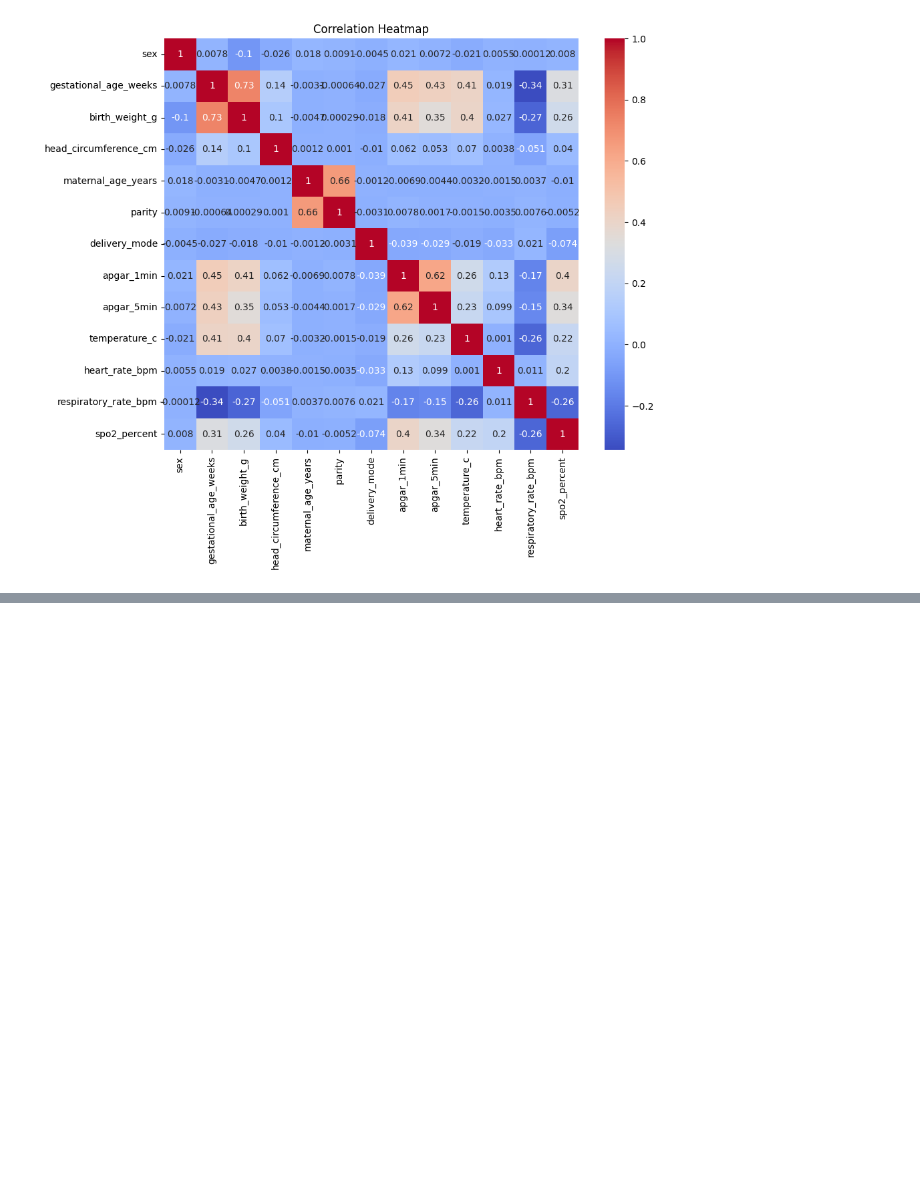
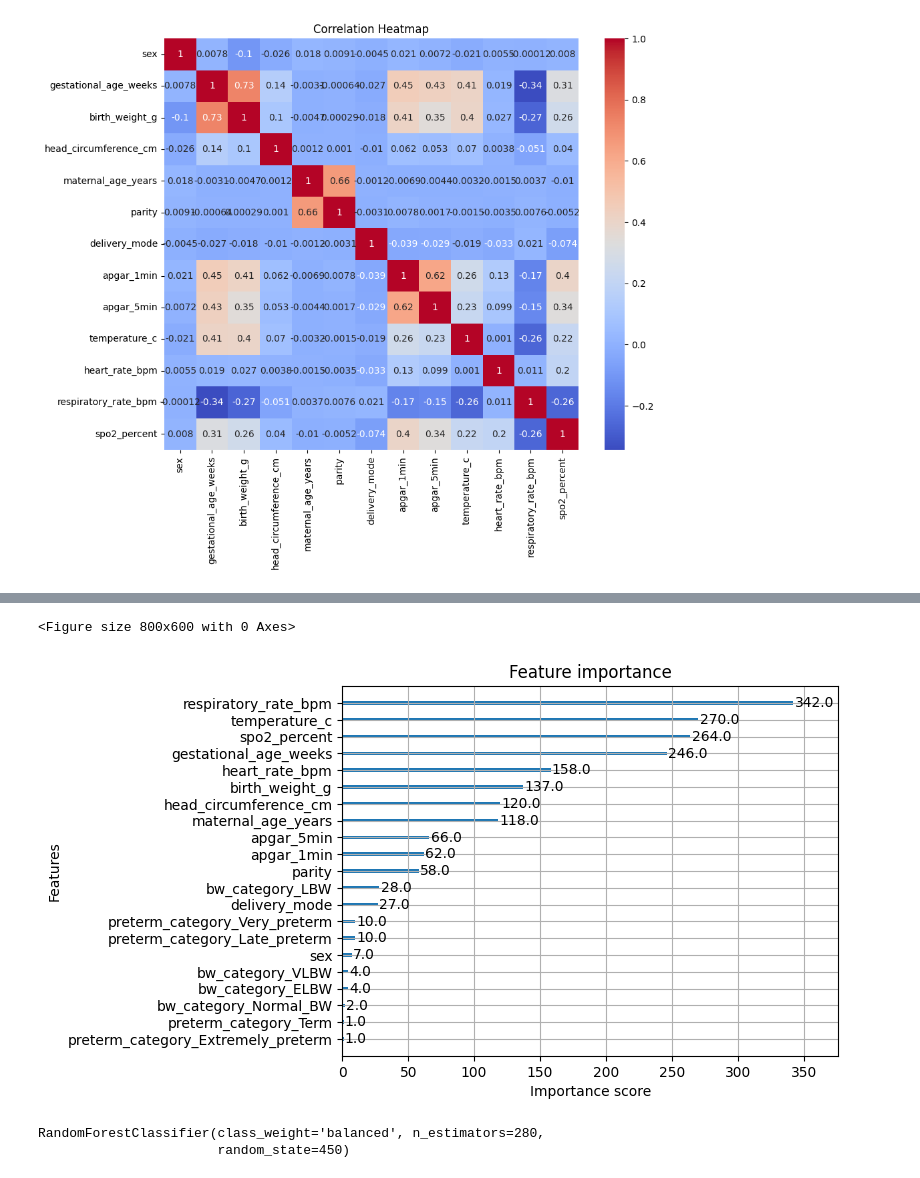
Before and after one commit to mablemunanura/NEONATES, a Jupyter notebook: ClinicalData.ipynb, the cells around one changed output, grey strips where cells are left out. Drawn from its saved outputs; the diff is of its cells as text; code cells hidden in the pictures; blank space fills up the shorter version.

```diff
--- a/ClinicalData.ipynb
+++ b/ClinicalData.ipynb
@@ -283,0 +362,5 @@ plt.show()
+# %%
+#Combining the undersampled data with respiratory distress data
+train_balanced = pd.concat([rd, other_downsampled])
+
+train_balanced = train_balanced.sample(frac=1, random_state=42)
@@ -283,0 +375,4 @@ plt.show()
+# %%
+#Separating target variable (primary_outcome)
+X_train_balanced = train_balanced.drop('primary_outcome', axis=1)
+y_train_balanced = train_balanced['primary_outcome']
@@ -283,0 +445,23 @@ plt.show()
+# %%
+#Feature importance plot
+plt.figure(figsize=(8,6))
+plot_importance(xgb_model)
+plt.show()
+# %% [output]
+<Figure size 800x600 with 0 Axes>
+[figure, added]
+# %%
+#Training Random Forest Classifier
+rf_model = RandomForestClassifier(
+    n_estimators=280,
+    max_depth=None,
+    min_samples_split=2,
+    min_samples_leaf=1,
+    random_state=450,
+    class_weight="balanced"
+)
+
+rf_model.fit(X_train_balanced, y_train_balanced)
+# %% [output]
+RandomForestClassifier(class_weight='balanced', n_estimators=280,
+                       random_state=450)
```
Also changed, not shown: parts of 23 cells of this notebook.
